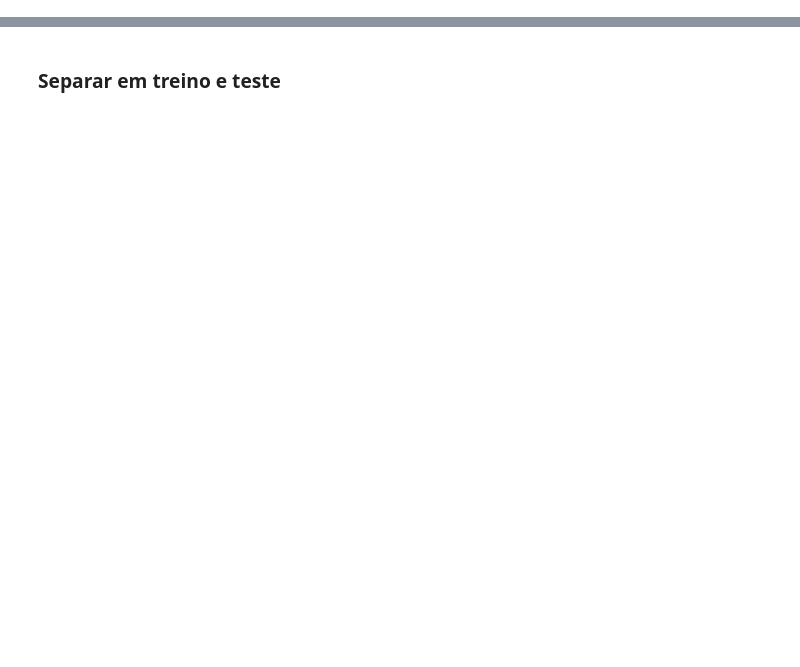
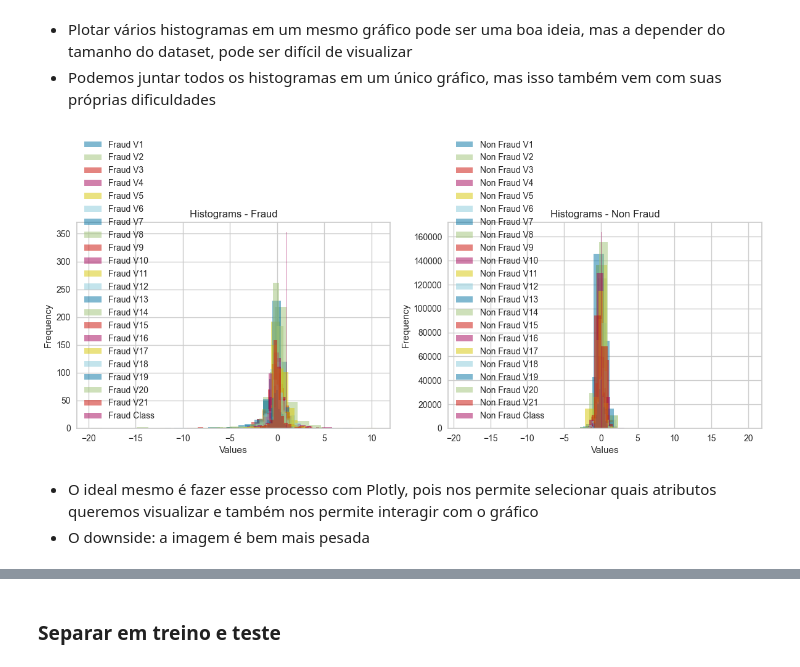
Before and after one commit to Gust4242/Fraud-Detection-With-Python, a Jupyter notebook: Fraud detection.ipynb, the cells around one changed output, grey strips where cells are left out. Drawn from its saved outputs; the diff is of its cells as text; code cells hidden in the pictures; blank space fills up the shorter version.

```diff
--- a/Fraud detection.ipynb
+++ b/Fraud detection.ipynb
@@ -30,0 +59,29 @@ treino = pd.read_excel('treino.xlsx')
+# %% [markdown]
+* Plotar vários histogramas em um mesmo gráfico pode ser uma boa ideia, mas a depender do tamanho do dataset, pode ser difícil de visualizar
+* Podemos juntar todos os histogramas em um único gráfico, mas isso também vem com suas próprias dificuldades
+# %%
+fig, axs = plt.subplots(1, 2, figsize=(12,5))
+
+for i, col in enumerate(fraud.columns):
+    axs[0].hist(fraud[col], alpha=0.5, label=f'Fraud {col}', bins=20)
+
+for i, col in enumerate(non_fraud.columns):
+    axs[1].hist(non_fraud[col], alpha=0.5, label=f'Non Fraud {col}', bins=20)
+
+axs[0].set_xlabel('Values')
+axs[0].set_ylabel('Frequency')
+axs[0].set_title('Histograms - Fraud')
+axs[0].legend()
+
+axs[1].set_xlabel('Values')
+axs[1].set_ylabel('Frequency')
+axs[1].set_title('Histograms - Non Fraud')
+axs[1].legend()
+
+plt.tight_layout()
+plt.show()
+# %% [output]
+[figure, added]
+# %% [markdown]
+* O ideal mesmo é fazer esse processo com Plotly, pois nos permite selecionar quais atributos queremos visualizar e também nos permite interagir com o gráfico
+* O downside: a imagem é bem mais pesada
```
Also changed, not shown: parts of 28 cells of this notebook, 1 other file.
